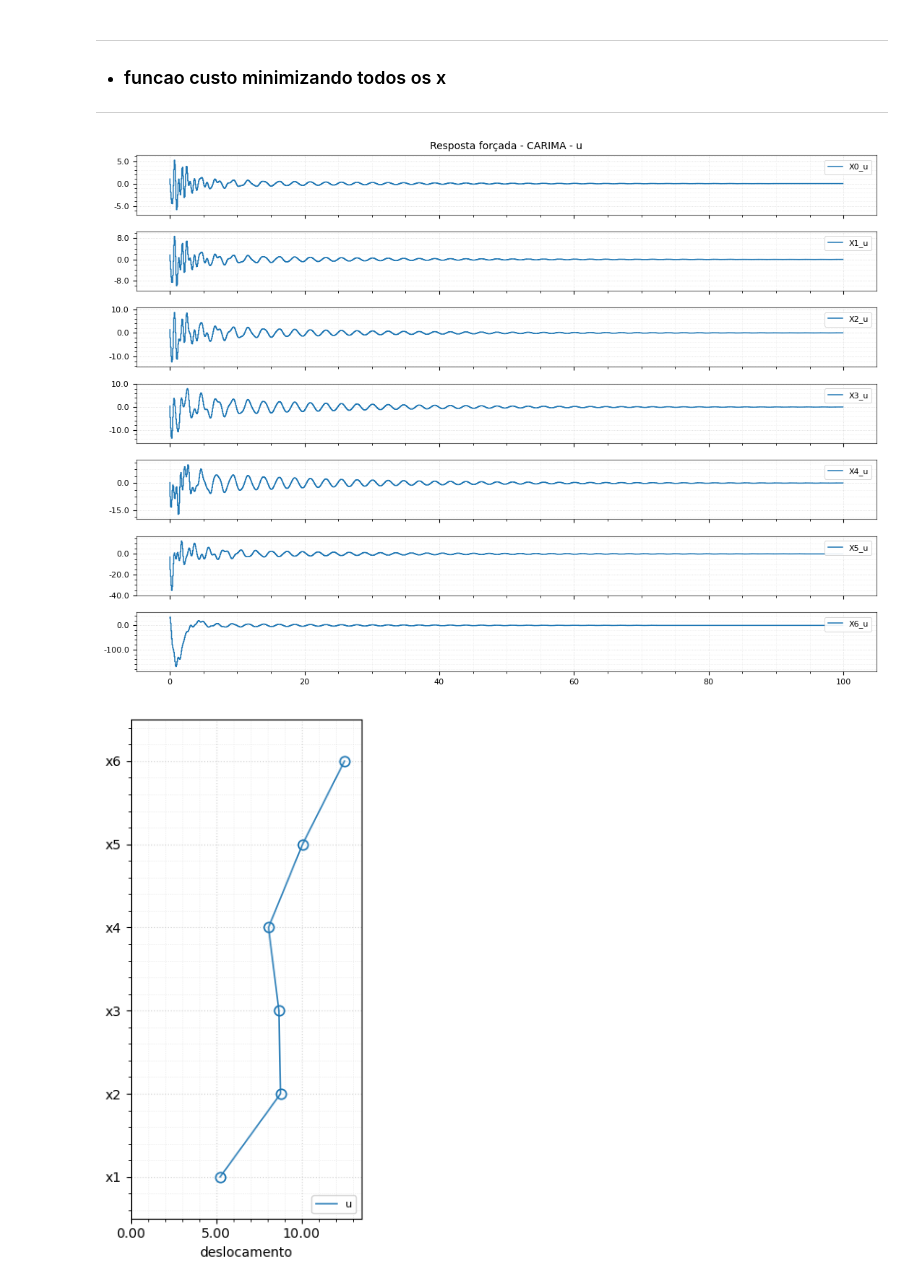
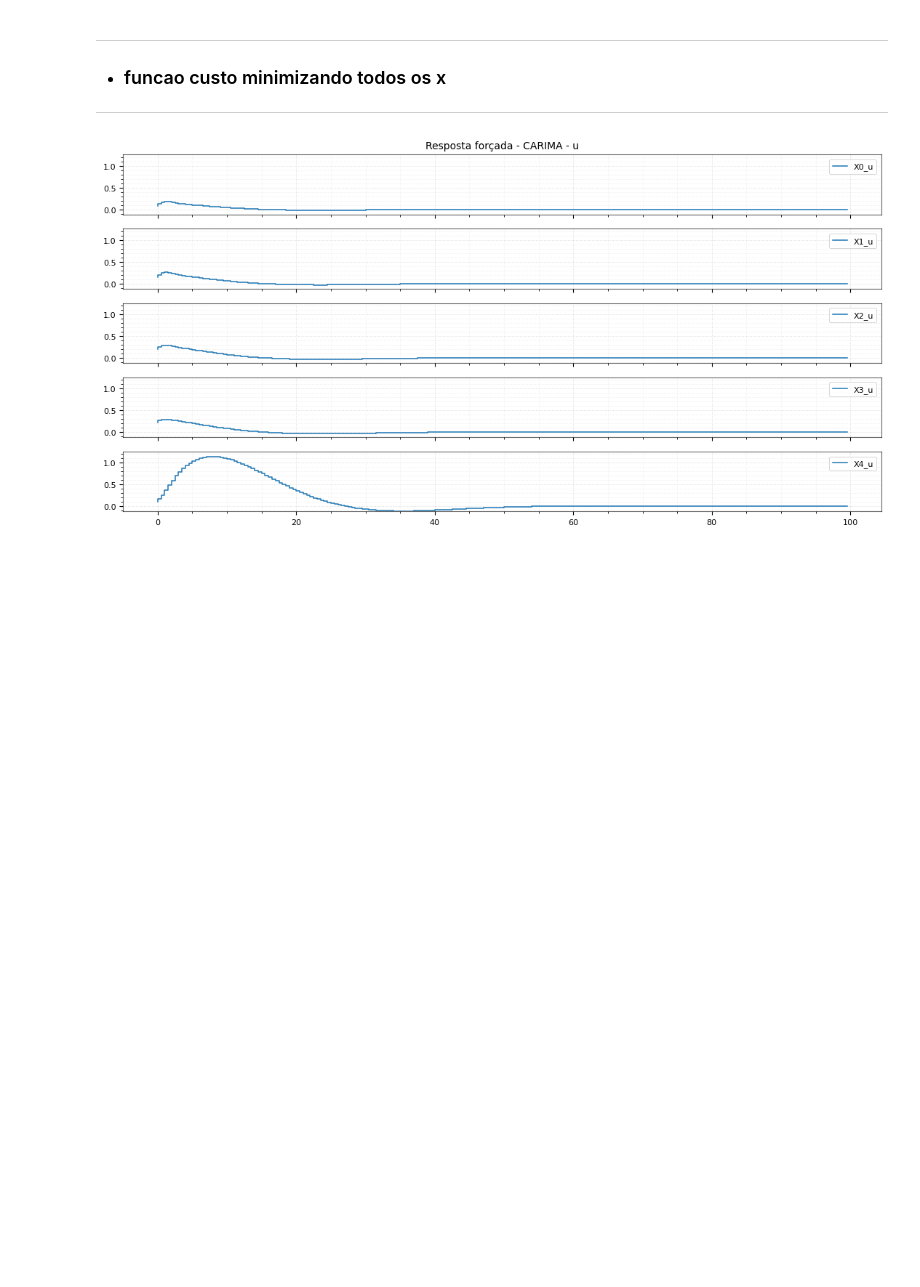
Before and after one commit to AlisonTristao/renovaveis, a Jupyter notebook: model.ipynb, the cells around one changed output. Saved outputs shown, nothing was run; the diff lists cells and outputs as text; code cells hidden in the pictures; blank space fills up the shorter version.

```diff
--- a/model.ipynb
+++ b/model.ipynb
@@ -546,10 +545,10 @@ plot(time_continuo, y_matriz_out, "Resposta ao impulso", cols_name, plot=True)
 y_matriz_out = [[] for _ in range(H.rows)]
 
 for i in range(H.rows):
-    j=1
-    t_out, y_out = H_z_matriz[i][j].impulse_response(T=time)
-    y_plot = [y_out.tolist(), "X{}_{}".format(i, cols_name[j]), 'C0', None]
-    y_matriz_out[i].append(y_plot)
+    for j in range(H.cols):
+        t_out, y_out = H_z_matriz[i][j].impulse_response(T=time)
+        y_plot = [y_out.tolist(), "X{}_{}".format(i, cols_name[j]), 'C0', None]
+        y_matriz_out[i].append(y_plot)
 
 # plot
 plot(time, y_matriz_out, "Resposta ao impulso", cols_name)
@@ -600,20 +600,20 @@ plot(time, y_pred, "Predição - CARIMA", cols_name, time_aux=time, y_matriz_aux
 ---
 # %%
 # ponderação nas ações de controle
-alpha = 2.0
+alpha = 0.1
 N_y = len(time)
 N_u = len(time)
 
 R = np.eye(N_u) * alpha
 Q = np.eye(N_u) # monovariavel - delta é fixo = 1
 
-F, G, M = generate_matrices(H_z_matriz[n_node-1][0], N_u, N_y)
+F, G, M = generate_matrices(H_z_matriz[n_node-1][0], N_u, N_y, Ts=T)
 
 # solution of quadratic problem
 K = np.linalg.inv(G.T @ Q @ G + R) @ G.T
 
 # solucao do sistema (free para a massa da nacele)
-x0_free = y_pred[n_node-1][0][0].copy()
+x0_free = y_pred[n_node-1][1][0].copy()
 u_opt = -K @ x0_free
 
 # calcula a resposta forçada para todos os x
@@ -622,8 +622,8 @@ y_controled = [[] for _ in range(H.rows)]
 for i in range(H.rows):
         j = 0
         H_ij = H_z_matriz[i][j]
-        y_free = y_pred[i][0][0]
-        F_ij, G_ij, Mij = generate_matrices(H_ij, N_u, N_y)
+        y_free = y_pred[i][1][0]
+        F_ij, G_ij, Mij = generate_matrices(H_ij, N_u, N_y, Ts=T)
         y_forced = G_ij @ u_opt
         y_total = y_free + y_forced
         y_plot1 = [y_total, "X{}_{}".format(i, cols_name[j]), 'C0', None]
@@ -631,6 +631,6 @@ for i in range(H.rows):
 
 # plot
 plot(time, y_controled, "Resposta forçada - CARIMA", cols_name)
-plot_ladder_uq(time, y_controled[:-1], col_name=cols_name, x_label="deslocamento")
+#plot_ladder_uq(time, y_controled[:-1], col_name=cols_name, x_label="deslocamento")
 #plot_ladder_uq_gif(time[:-10], y_controled[:-1], col_name=cols_name, x_label="Deslocamento máximo com controle [m]")
 # %% [output]
@@ -640,47 +640,47 @@ ValueError: too many values to unpack (expected 2)
 * ### funcao custo minimizando todos os x
 ---
 # %%
-R_list = np.eye(N_u) * alpha
+alpha_list = 0.1
+R_list = np.eye(N_u) * alpha_list
 Q_list = np.eye(N_y * n_node)
-delta_arr = [1.4**i for i in range(n_node)]
+delta_arr = [0.9**i for i in range(n_node, 0, -1)]
 for i in range(n_node):
     start_idx = i * N_y
     end_idx = start_idx + N_y
     Q_list[start_idx:end_idx, start_idx:end_idx] = np.eye(N_y) * delta_arr[i]
 
 # empilhas todas as matrizes
 G_list = []
 
 for i in range(H.rows-1):
-    F_i, G_i = generate_matrices(H_z_matriz[i][0], N_u, N_y)
+    F_i, G_i, M_i = generate_matrices(H_z_matriz[i][0], N_u, N_y, Ts=T)
     G_list.append(G_i)
 
 # retura as ultimas N_y linhas
-x_free = np.asarray(x_free).flatten()[:-N_y]
+x_f = np.asarray(x_free).flatten()[:-N_y]
 G_list = np.vstack(G_list)
 
 # solution of quadratic problem
-K = np.linalg.inv(G_list.T @ Q_list @ G_list + R_list) @ G_list.T @ Q_list
+K_list = np.linalg.inv(G_list.T @ Q_list @ G_list + R_list) @ G_list.T @ Q_list
 
-u_opt_matr = -K @ x_free
+u_opt_matr = -K_list @ x_f
 
-y_controled = [[] for _ in range(H.rows)]
+y_controled_2 = [[] for _ in range(H.rows)]
 
 for i in range(H.rows):
         j = 0
         H_ij = H_z_matriz[i][j]
         y_free = y_pred[i][1][0]
-        F_ij, G_ij = generate_matrices(H_ij, N_u, N_y)
+        F_ij, G_ij, Mij = generate_matrices(H_ij, N_u, N_y, Ts=T)
         y_forced = G_ij @ u_opt_matr
         y_total = y_free + y_forced
         y_plot1 = [y_total, "X{}_{}".format(i, cols_name[j]), 'C0', None]
-        y_controled[i].append(y_plot1)
+        y_controled_2[i].append(y_plot1)
 
 # plot
-plot(time, y_controled, "Resposta forçada - CARIMA", cols_name)
-plot_ladder_uq(time, y_controled[:-1], col_name=cols_name, x_label="deslocamento")
-#plot_ladder_uq_gif(time[:-10], y_controled[:-1], col_name=cols_name, x_label="Deslocamento máximo com controle [m]")'''
+plot(time, y_controled_2, "Resposta forçada - CARIMA", cols_name)
+#plot_ladder_uq(time, y_controled_2[:-1], col_name=cols_name, x_label="deslocamento")
+#plot_ladder_uq_gif(time[:-10], y_controled_2[:-1], col_name=cols_name, x_label="Deslocamento máximo com controle [m]")'''
 # %% [output]
-[figure, old version]
+[figure, new version]
-[figure, removed]
 # %%
```
Also changed, not shown: parts of 11 cells of this notebook, 3 other files.
